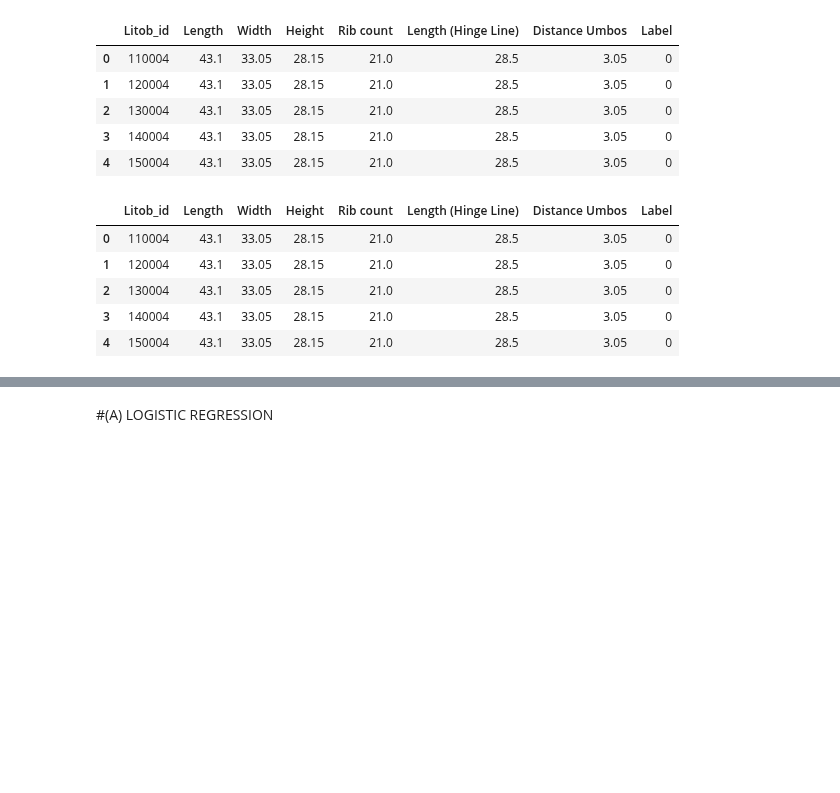
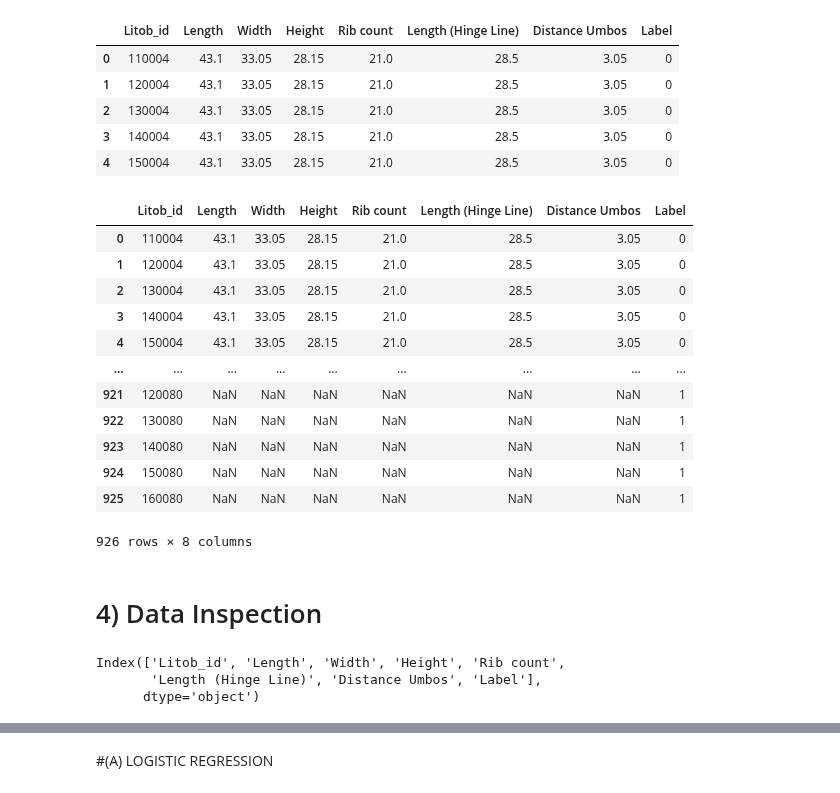
Before and after one commit to Geez-l/litoX, a Jupyter notebook: litox_ML.ipynb, the cells around one changed output, grey strips where cells are left out. Cells and saved outputs as stored; diff of their text form; code cells hidden in the pictures; blank space fills up the shorter version.

```diff
--- a/litox_ML.ipynb
+++ b/litox_ML.ipynb
@@ -59,11 +73,26 @@ female_litob.head()
 # %%
 
 litob_combined = pd.concat([female_litob, male_litob], ignore_index=True)
-litob_combined.head()
+litob_combined
 # %% [output]
 |  | Litob_id | Length | Width | Height | Rib count | Length (Hinge Line) | Distance Umbos | Label |
 | 0 | 110004 | 43.1 | 33.05 | 28.15 | 21.0 | 28.5 | 3.05 | 0 |
 | 1 | 120004 | 43.1 | 33.05 | 28.15 | 21.0 | 28.5 | 3.05 | 0 |
 | 2 | 130004 | 43.1 | 33.05 | 28.15 | 21.0 | 28.5 | 3.05 | 0 |
 | 3 | 140004 | 43.1 | 33.05 | 28.15 | 21.0 | 28.5 | 3.05 | 0 |
 | 4 | 150004 | 43.1 | 33.05 | 28.15 | 21.0 | 28.5 | 3.05 | 0 |
+| ... | ... | ... | ... | ... | ... | ... | ... | ... |
+| 921 | 120080 | NaN | NaN | NaN | NaN | NaN | NaN | 1 |
+| 922 | 130080 | NaN | NaN | NaN | NaN | NaN | NaN | 1 |
+| 923 | 140080 | NaN | NaN | NaN | NaN | NaN | NaN | 1 |
+| 924 | 150080 | NaN | NaN | NaN | NaN | NaN | NaN | 1 |
+| 925 | 160080 | NaN | NaN | NaN | NaN | NaN | NaN | 1 |
+926 rows × 8 columns
+# %% [markdown]
+# 4) Data Inspection
+# %%
+litob_combined.columns
+# %% [output]
+Index(['Litob_id', 'Length', 'Width', 'Height', 'Rib count',
+       'Length (Hinge Line)', 'Distance Umbos', 'Label'],
+      dtype='object')
```
Also changed, not shown: parts of 34 cells of this notebook.
